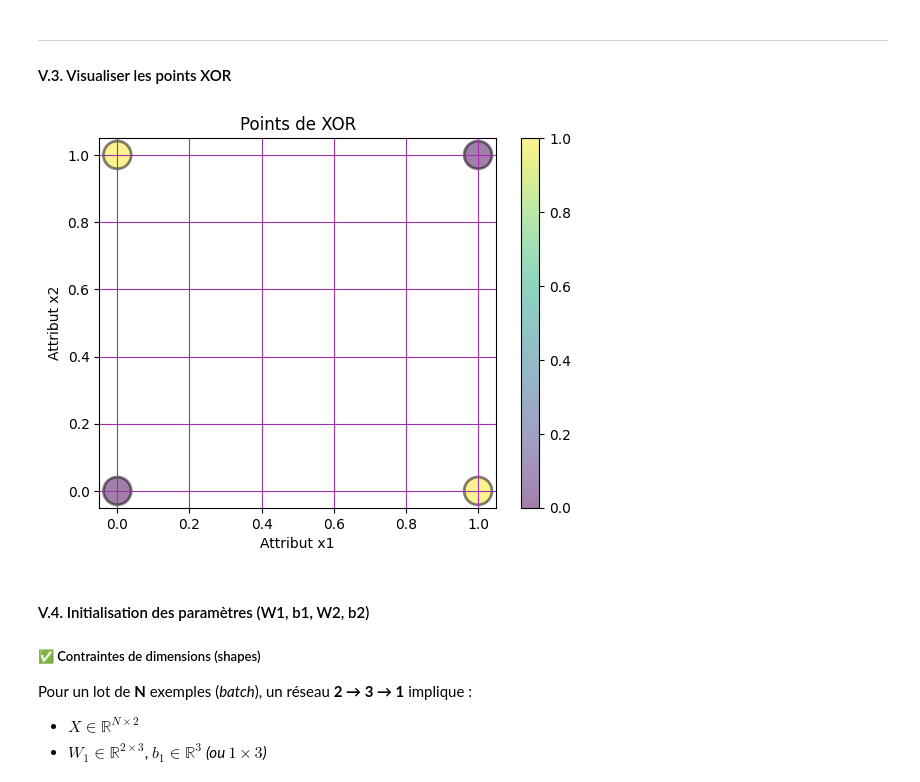
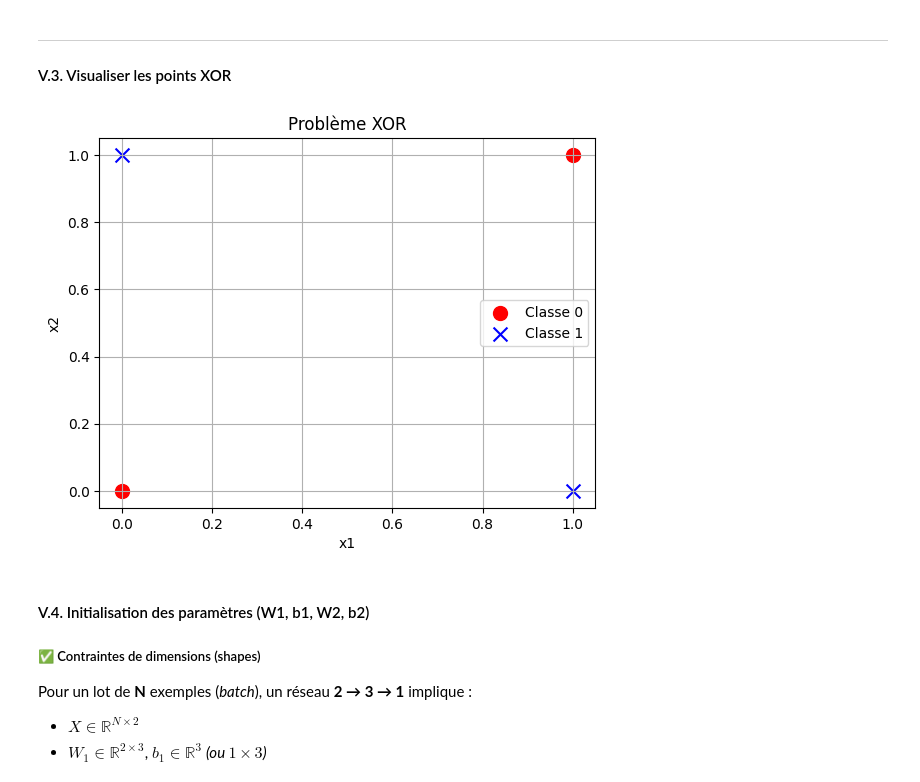
Before and after one commit to Mochatr/python_for_AI, a Jupyter notebook: TP_2/TP_NumPy_Matplotlib_Fonction_Activation_Mini_Reseau_Neurone_XOR.ipynb, the cells around one changed output. Cells and saved outputs as stored; diff of their text form; code cells hidden in the pictures.

```diff
--- a/TP_2/TP_NumPy_Matplotlib_Fonction_Activation_Mini_Reseau_Neurone_XOR.ipynb
+++ b/TP_2/TP_NumPy_Matplotlib_Fonction_Activation_Mini_Reseau_Neurone_XOR.ipynb
@@ -581,11 +616,11 @@ On considère deux entrées binaires $x_1, x_2$. La sortie $y$ vaut 1 **si les d
 
 #### V.2. Préparer le mini-dataset de la fonction XOR
 # %%
-# TODO
-x = None
-y = None
-print(x.shape)
-print(y.shape)
+x_xor = np.array([[0, 0], [0, 1], [1, 0], [1, 1]])
+y_xor = np.array([[0], [1], [1], [0]])
+
+print(x_xor.shape)
+print(y_xor.shape)
 # %% [output]
 (4, 2)
 (4, 1)
@@ -593,9 +628,16 @@ print(y.shape)
 ---
 #### V.3. Visualiser les points XOR
 # %%
-# TODO
+plt.scatter(x_xor[y_xor[:,0]==0][:,0], x_xor[y_xor[:,0]==0][:,1], color='red', marker='o', s=100, label='Classe 0')
+plt.scatter(x_xor[y_xor[:,0]==1][:,0], x_xor[y_xor[:,0]==1][:,1], color='blue', marker='x', s=100, label='Classe 1')
+plt.title("Problème XOR")
+plt.xlabel("x1")
+plt.ylabel("x2")
+plt.legend()
+plt.grid(True)
+plt.show()
 # %% [output]
-[figure, old version]
+[figure, new version]
 # %% [markdown]
 #### V.4. Initialisation des paramètres (W1, b1, W2, b2)
 
```
Also changed, not shown: parts of 23 cells of this notebook, 1 other file.
